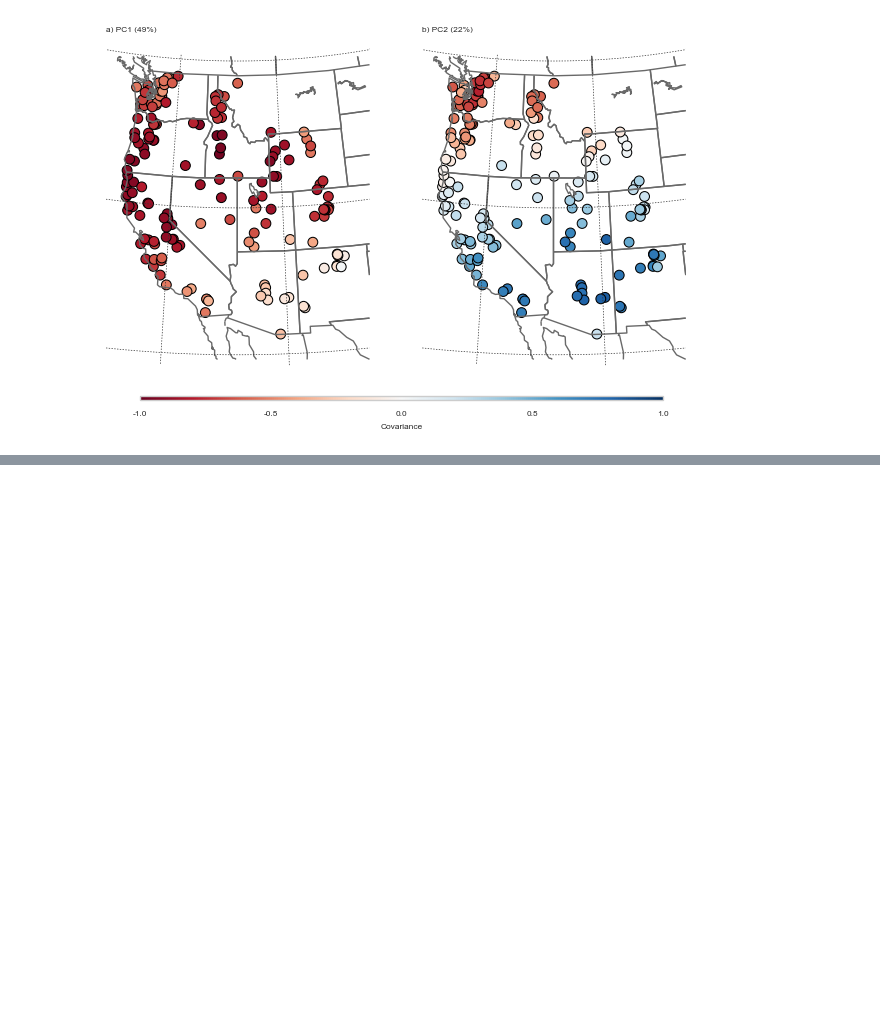
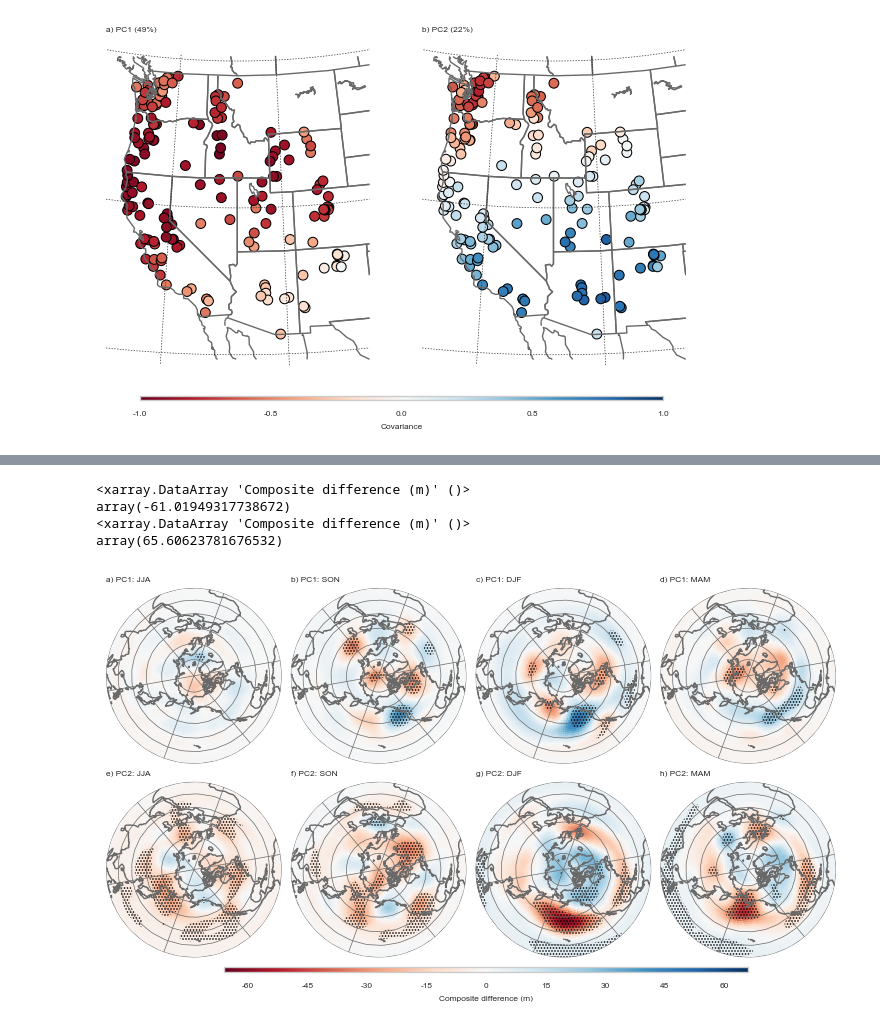
Before and after one commit to brews/riverpca, a Jupyter notebook: notebooks/PCA_WY1975.ipynb, the cells around one changed output, grey strips where cells are left out. Saved outputs shown, nothing was run; the diff lists cells and outputs as text; code cells hidden in the pictures; blank space fills up the shorter version.

```diff
--- a/notebooks/PCA_WY1975.ipynb
+++ b/notebooks/PCA_WY1975.ipynb
@@ -199,0 +180,21 @@ plt.savefig('../plots/fig2.pdf', dpi = 300)
+# %%
+stat_str = 'Composite difference (m)'
+hgt_ttest = tools.pointfield_ttest(stat_name = stat_str,
+                                   field = hgt_anom,
+                                   pc_df = pc)
+
+out = tools.plot_pointfield_ttest(hgt_ttest,
+                                  map_type = 'north_hemisphere',
+                                  stat_name = stat_str,
+                                  vmin = -66, vmax = 66)
+
+plt.savefig("../plots/fig3.pdf", dpi = 300)
+
+print(hgt_ttest[stat_str].min())
+print(hgt_ttest[stat_str].max())
+# %% [output]
+<xarray.DataArray 'Composite difference (m)' ()>
+array(-61.01949317738672)
+<xarray.DataArray 'Composite difference (m)' ()>
+array(65.60623781676532)
+[figure, added]
```
Also changed, not shown: parts of 13 cells of this notebook, 11 other files.
